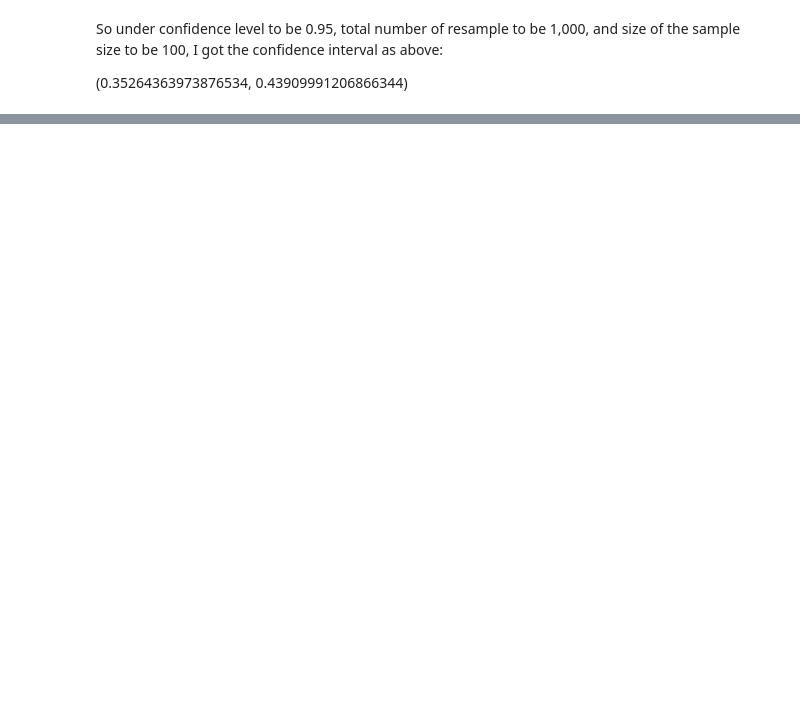
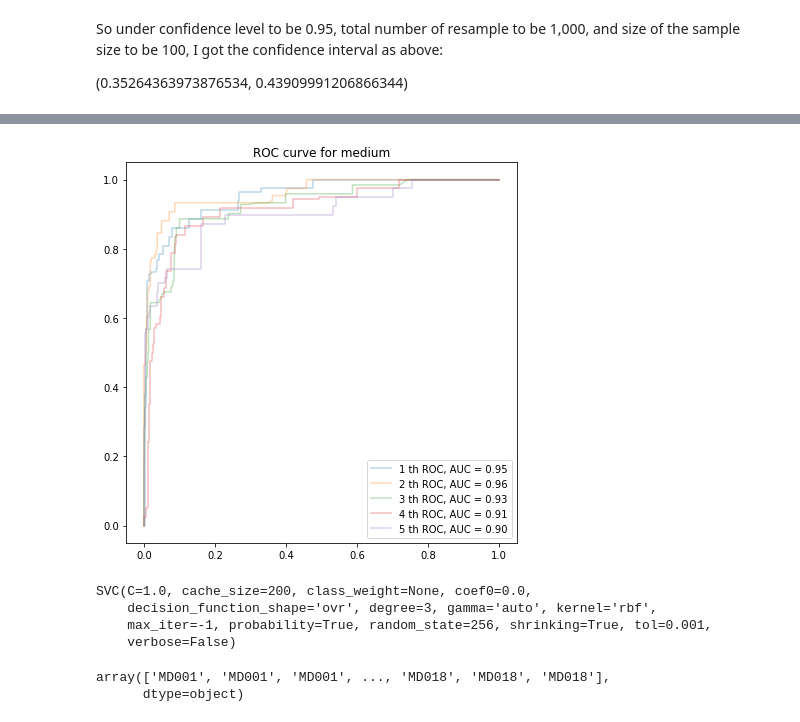
Before and after one commit to RyanYin04/MachineLearningPractice, a Jupyter notebook: 171ass3/hw3.ipynb, the cells around one changed output, grey strips where cells are left out. Drawn from its saved outputs; the diff is of its cells as text; code cells hidden in the pictures; blank space fills up the shorter version.

```diff
--- a/171ass3/hw3.ipynb
+++ b/171ass3/hw3.ipynb
@@ -199,0 +256,58 @@ So under confidence level to be 0.95, total number of resample to be 1,000, and
+# %%
+def cvRoc(clf, y, folds = 5, unbalanced = True):
+    '''
+    Function that evaluate SVM models using ROC and AUC obtained by cross validation.
+    sklearn.model_selection.StratifiedKFold is required.
+    Inputs:
+    :: model: SVM model to be evaluated
+    :: y    : Dependent variable to fit on. Should be already binarized.
+
+    Return:
+    The ROC curve plot and its AUC score.
+
+    '''
+    cv = StratifiedKFold(n_splits = folds, random_state = 1)
+    fprs = []
+    tprs = []
+    aucs = []
+    i = 0
+    if unbalanced:
+        y = y.repeat(2*folds)
+        x = x_compressed.repeat(2*folds, axis = 0)
+    else:
+        x = x_compressed
+
+    plt.figure(figsize= (7,7))
+    for train, test in cv.split(x, y):
+        i += 1
+        clf.fit(x[train], y[train])
+        probas_ = clf.predict_proba(x[test])
+        test_bi = label_binarize(y[test], classes = np.unique(y)).ravel()
+        fpr, tpr, threshold = roc_curve(test_bi, probas_.ravel())
+        fprs.append(fpr)
+        tprs.append(tpr)
+        auc_ = auc(fpr, tpr)
+
+        # Plot the ROC curve:
+        plt.plot(fpr, tpr, alpha = 0.3, label = '%d th ROC, AUC = %.2f'%(i, auc_))
+
+    plt.title('ROC curve for {}'.format('medium'))
+    plt.legend()
+    plt.show()
+# %%
+cvRoc(smodel, np.array(strain), folds = 5)
+# %% [output]
+[figure, added]
+# %%
+mmodel.fit(x, medium)
+# %% [output]
+SVC(C=1.0, cache_size=200, class_weight=None, coef0=0.0,
+    decision_function_shape='ovr', degree=3, gamma='auto', kernel='rbf',
+    max_iter=-1, probability=True, random_state=256, shrinking=True, tol=0.001,
+    verbose=False)
+# %%
+#type(x_compressed.repeat(10, axis = 0))
+np.array(medium.repeat(10))
+# %% [output]
+array(['MD001', 'MD001', 'MD001', ..., 'MD018', 'MD018', 'MD018'],
+      dtype=object)
```
Also changed, not shown: parts of 14 cells of this notebook.
